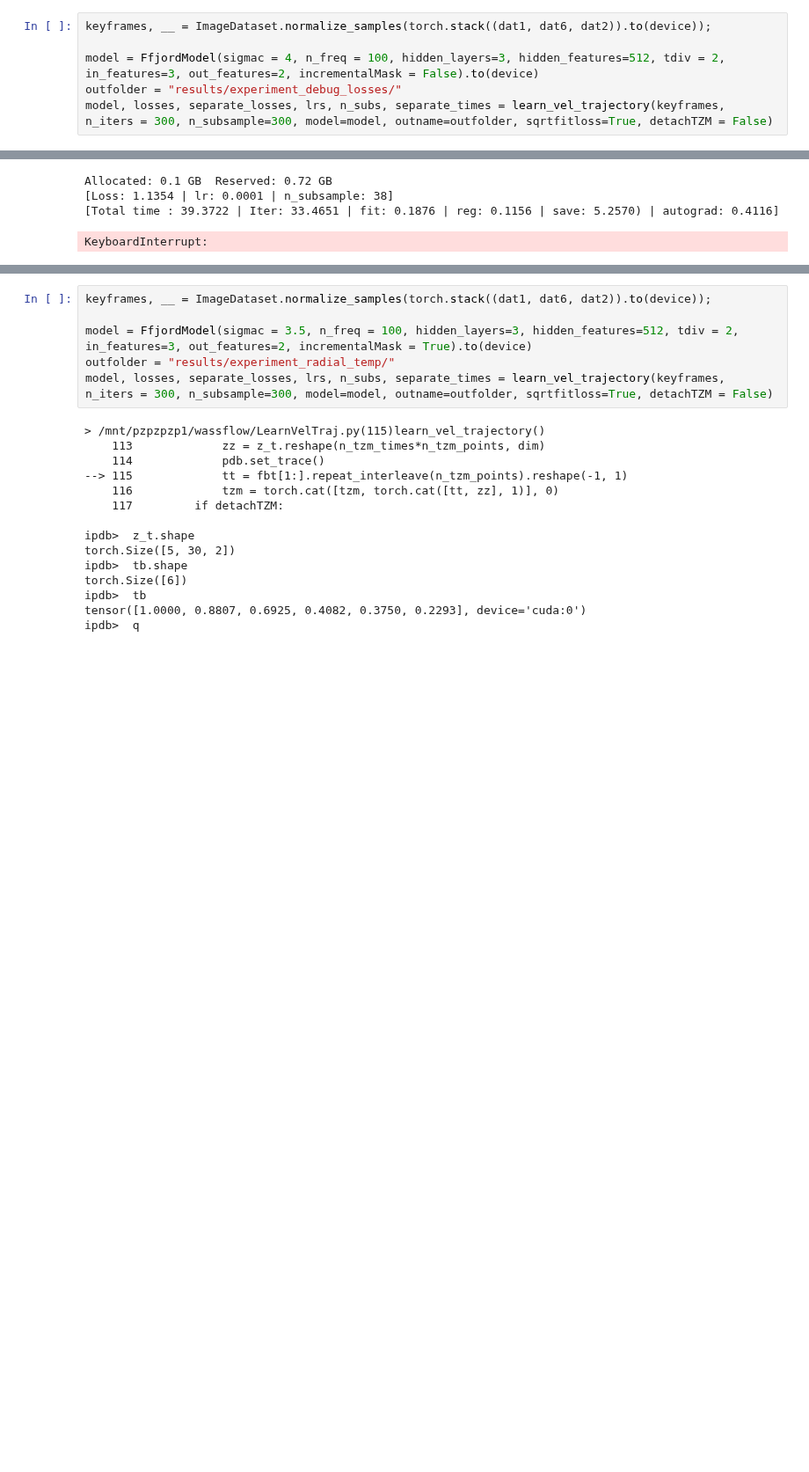
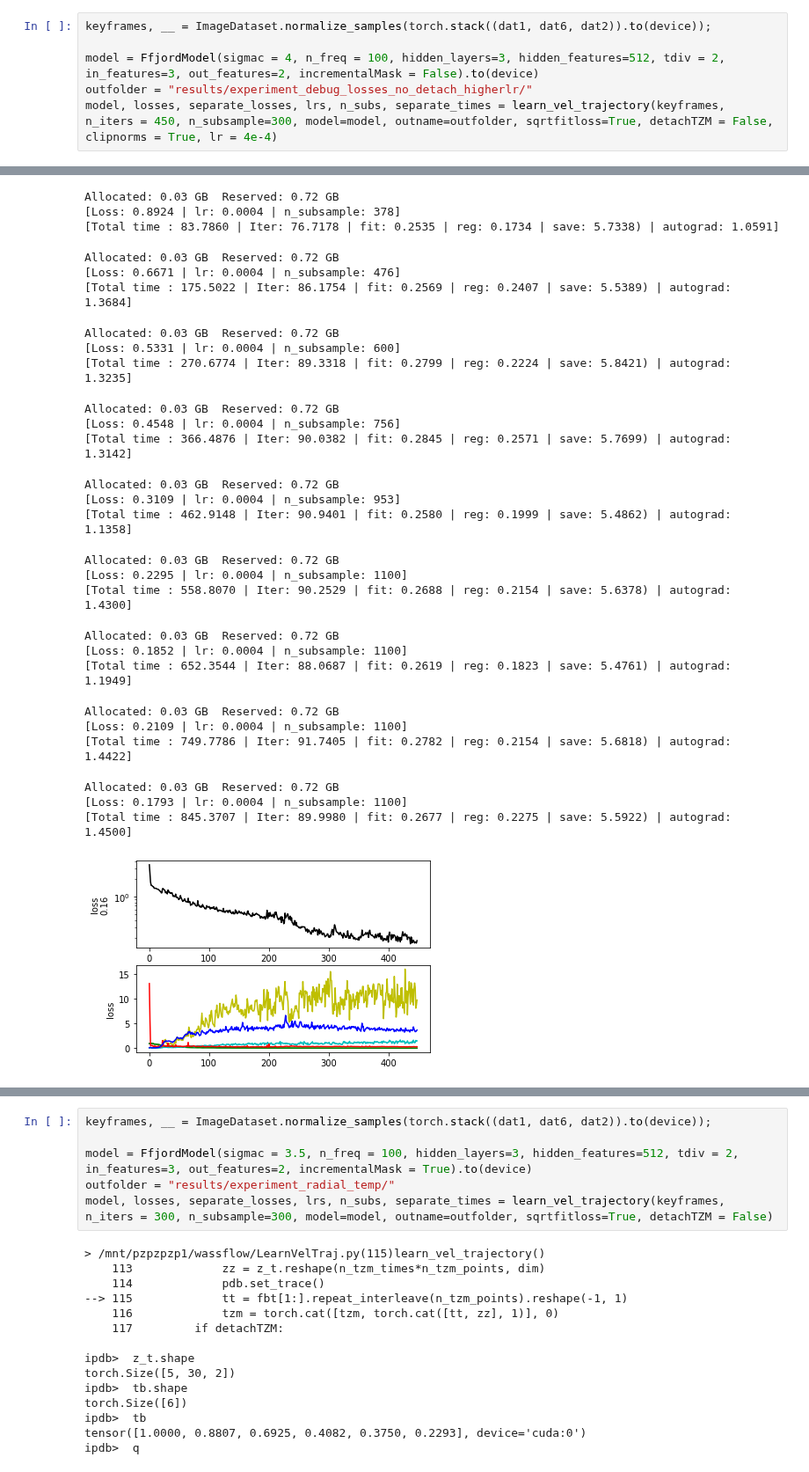
Before and after one commit to pzpzpzp1/wassflow, a Jupyter notebook: cnf-sinkhorn-demo.ipynb, the cells around one changed output, grey strips where cells are left out. Shown at 88% size. Drawn from its saved outputs; the diff is of its cells as text; blank space fills up the shorter version.

```diff
--- a/cnf-sinkhorn-demo.ipynb
+++ b/cnf-sinkhorn-demo.ipynb
@@ -55,6 +84,6 @@ ezshow(dat6, col='magenta')
 keyframes, __ = ImageDataset.normalize_samples(torch.stack((dat1, dat6, dat2)).to(device));
 
 model = FfjordModel(sigmac = 4, n_freq = 100, hidden_layers=3, hidden_features=512, tdiv = 2, in_features=3, out_features=2, incrementalMask = False).to(device)
-outfolder = "results/experiment_debug_losses/"
-model, losses, separate_losses, lrs, n_subs, separate_times = learn_vel_trajectory(keyframes, n_iters = 300, n_subsample=300, model=model, outname=outfolder, sqrtfitloss=True, detachTZM = False)
+outfolder = "results/experiment_debug_losses_no_detach_higherlr/"
+model, losses, separate_losses, lrs, n_subs, separate_times = learn_vel_trajectory(keyframes, n_iters = 450, n_subsample=300, model=model, outname=outfolder, sqrtfitloss=True, detachTZM = False, clipnorms = True, lr = 4e-4)
 # %% [output]
@@ -64,7 +93,31 @@ Allocated: 0.43 GB  Reserved: 0.71 GB
-Allocated: 0.1 GB  Reserved: 0.72 GB
-[Loss: 1.1354 | lr: 0.0001 | n_subsample: 38]
-[Total time : 39.3722 | Iter: 33.4651 | fit: 0.1876 | reg: 0.1156 | save: 5.2570) | autograd: 0.4116]
+Allocated: 0.03 GB  Reserved: 0.72 GB
+[Loss: 0.8924 | lr: 0.0004 | n_subsample: 378]
+[Total time : 83.7860 | Iter: 76.7178 | fit: 0.2535 | reg: 0.1734 | save: 5.7338) | autograd: 1.0591]
-KeyboardInterrupt:
+Allocated: 0.03 GB  Reserved: 0.72 GB
+[Loss: 0.6671 | lr: 0.0004 | n_subsample: 476]
+[Total time : 175.5022 | Iter: 86.1754 | fit: 0.2569 | reg: 0.2407 | save: 5.5389) | autograd: 1.3684]
+Allocated: 0.03 GB  Reserved: 0.72 GB
+[Loss: 0.5331 | lr: 0.0004 | n_subsample: 600]
+[Total time : 270.6774 | Iter: 89.3318 | fit: 0.2799 | reg: 0.2224 | save: 5.8421) | autograd: 1.3235]
+Allocated: 0.03 GB  Reserved: 0.72 GB
+[Loss: 0.4548 | lr: 0.0004 | n_subsample: 756]
+[Total time : 366.4876 | Iter: 90.0382 | fit: 0.2845 | reg: 0.2571 | save: 5.7699) | autograd: 1.3142]
+Allocated: 0.03 GB  Reserved: 0.72 GB
+[Loss: 0.3109 | lr: 0.0004 | n_subsample: 953]
+[Total time : 462.9148 | Iter: 90.9401 | fit: 0.2580 | reg: 0.1999 | save: 5.4862) | autograd: 1.1358]
+Allocated: 0.03 GB  Reserved: 0.72 GB
+[Loss: 0.2295 | lr: 0.0004 | n_subsample: 1100]
+[Total time : 558.8070 | Iter: 90.2529 | fit: 0.2688 | reg: 0.2154 | save: 5.6378) | autograd: 1.4300]
+Allocated: 0.03 GB  Reserved: 0.72 GB
+[Loss: 0.1852 | lr: 0.0004 | n_subsample: 1100]
+[Total time : 652.3544 | Iter: 88.0687 | fit: 0.2619 | reg: 0.1823 | save: 5.4761) | autograd: 1.1949]
+Allocated: 0.03 GB  Reserved: 0.72 GB
+[Loss: 0.2109 | lr: 0.0004 | n_subsample: 1100]
+[Total time : 749.7786 | Iter: 91.7405 | fit: 0.2782 | reg: 0.2154 | save: 5.6818) | autograd: 1.4422]
+Allocated: 0.03 GB  Reserved: 0.72 GB
+[Loss: 0.1793 | lr: 0.0004 | n_subsample: 1100]
+[Total time : 845.3707 | Iter: 89.9980 | fit: 0.2677 | reg: 0.2275 | save: 5.5922) | autograd: 1.4500]
+[figure, added]
 # %%
 keyframes, __ = ImageDataset.normalize_samples(torch.stack((dat1, dat6, dat2)).to(device));
 
```
Also changed, not shown: parts of 4 cells of this notebook, 2 other files.
